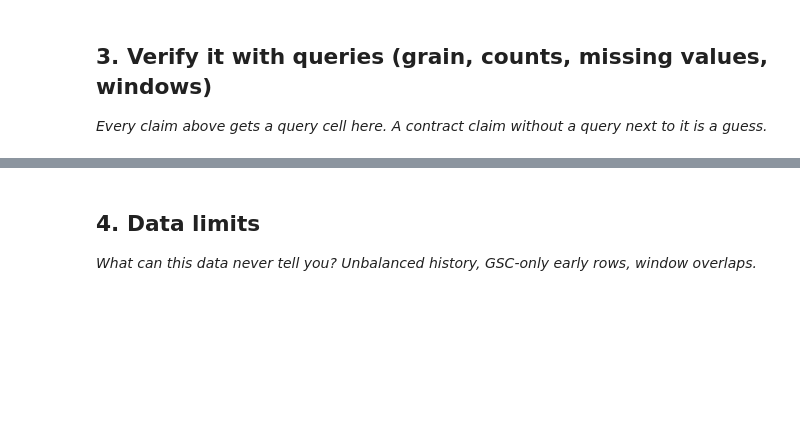
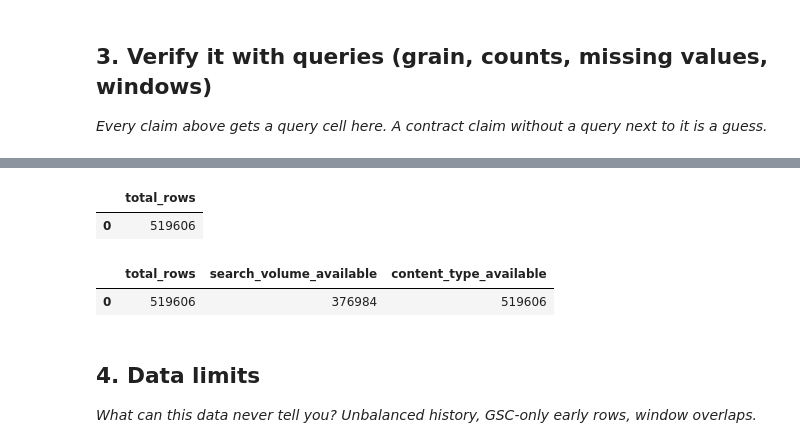
Before and after one commit to Rupikaupa2006/Flyrank-ML-internship, a Jupyter notebook: work/notebooks/w03_data_contract.ipynb, the cells around one changed output, grey strips where cells are left out. Drawn from its saved outputs; the diff is of its cells as text; code cells hidden in the pictures; blank space fills up the shorter version.

```diff
--- a/work/notebooks/w03_data_contract.ipynb
+++ b/work/notebooks/w03_data_contract.ipynb
@@ -30,3 +106,26 @@ This skeleton is yours to fill. Work the sections **in order** — each one has
+# %%
+row_count = con.sql(f"""
+SELECT COUNT(*) AS total_rows
+FROM {TABLES['dim_content']}
+""").df()
+
+row_count
+# %% [output]
+|  | total_rows |
+| 0 | 519606 |
+# %%
+missing = con.sql(f"""
+SELECT
+COUNT(*) AS total_rows,
+COUNT(search_volume) AS search_volume_available,
+COUNT(content_type) AS content_type_available
+FROM {TABLES['dim_content']}
+""").df()
+
+missing
+# %% [output]
+|  | total_rows | search_volume_available | content_type_available |
+| 0 | 519606 | 376984 | 519606 |
 # %% [markdown]
 ## 4. Data limits
 
```
Also changed, not shown: parts of 9 cells of this notebook.
